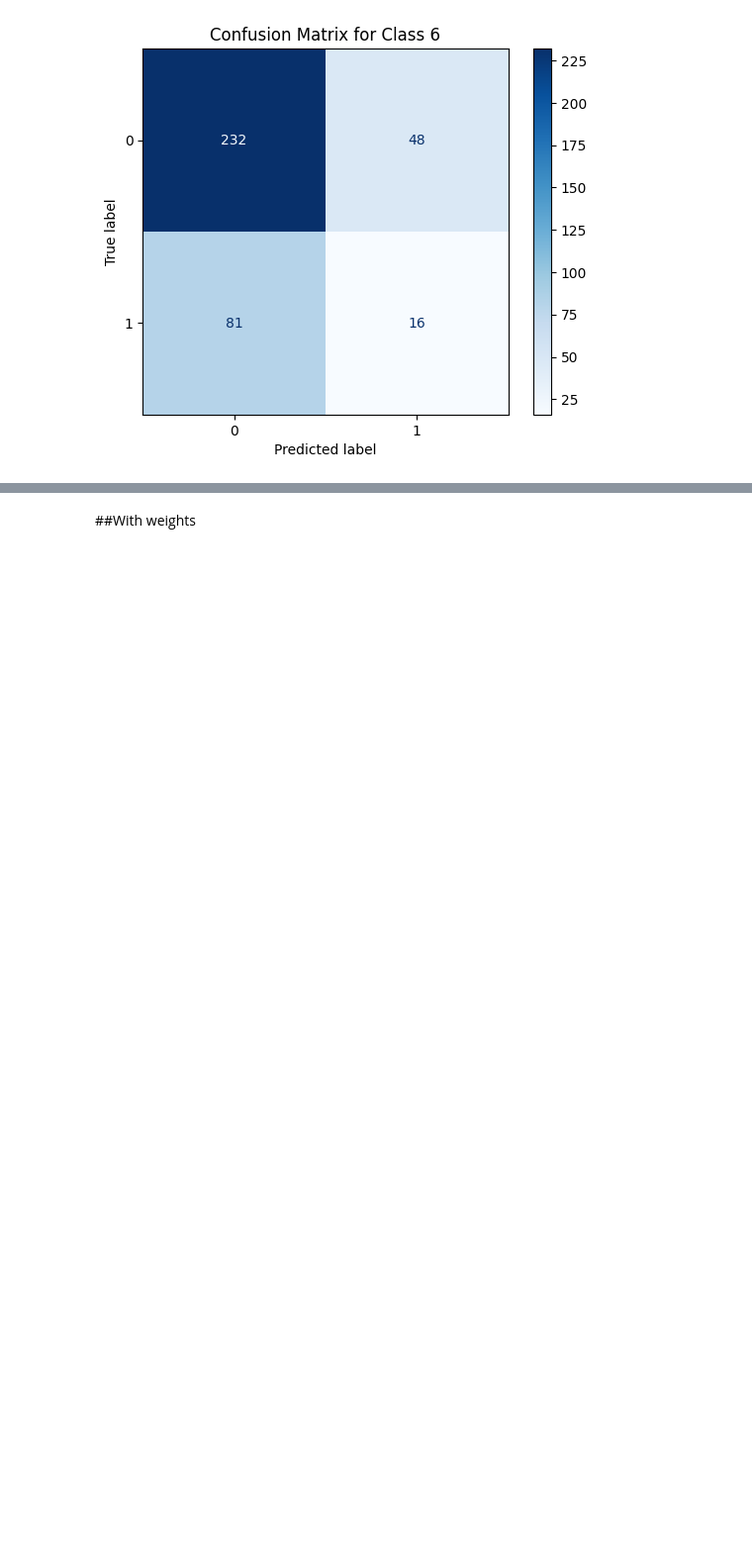
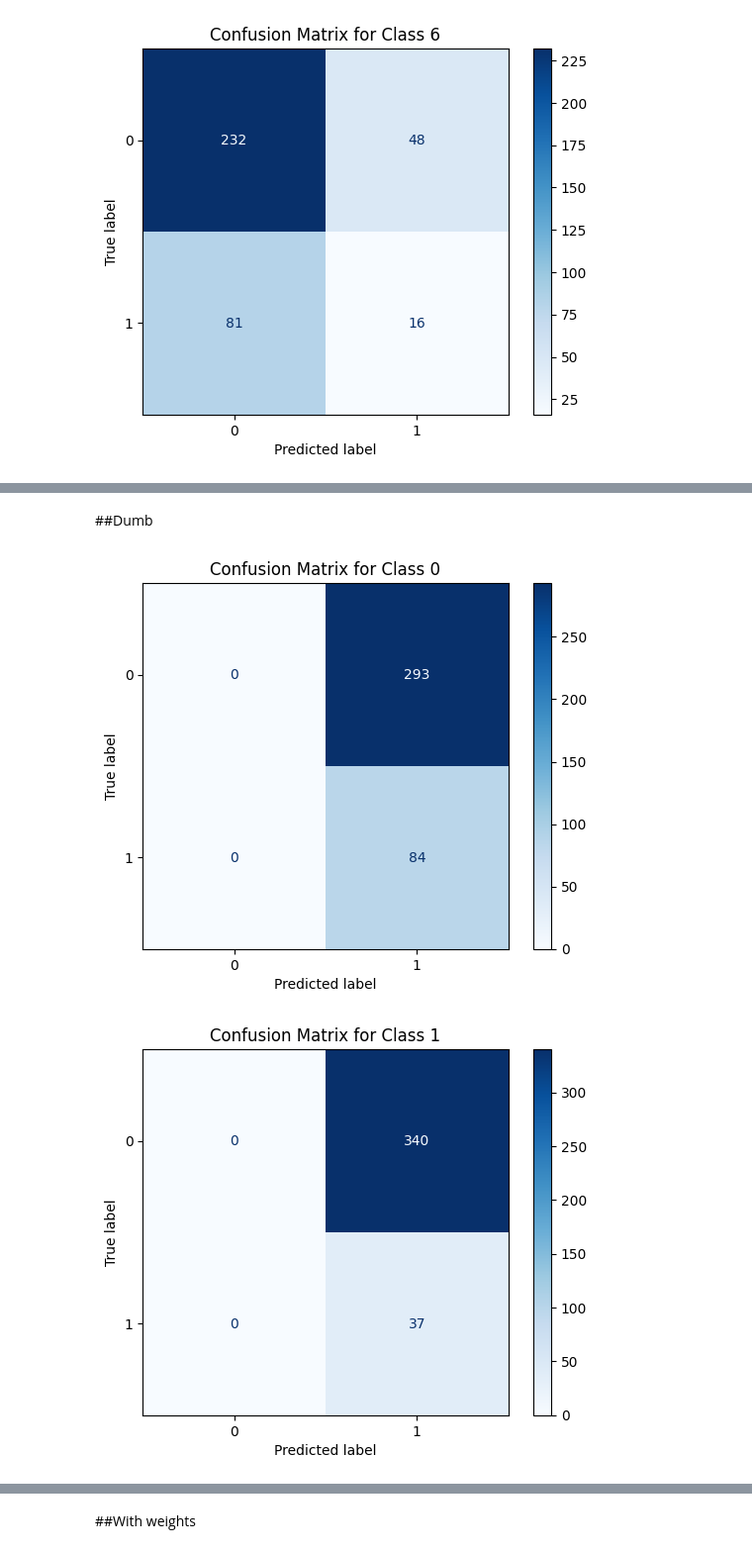
Before and after one commit to jadrzy/ProjectPythonForMachineLearning, a Jupyter notebook: notebooks/CreatingModel.ipynb, the cells around one changed output, grey strips where cells are left out. Shown at 99% size. Drawn from its saved outputs; the diff is of its cells as text; code cells hidden in the pictures; blank space fills up the shorter version.

```diff
--- a/notebooks/CreatingModel.ipynb
+++ b/notebooks/CreatingModel.ipynb
@@ -592,0 +687,28 @@ plt.show()
+# %% [markdown]
+##Dumb
+# %%
+import numpy as np
+from sklearn import tree
+
+
+
+cla = tree.DecisionTreeClassifier(random_state=1,criterion='gini', max_depth=16, splitter='random')
+cla.fit(X_train, Y_train)
+
+y_pred_train = cla.predict(X_train)
+y_pred = np.ones((len(X_valid),7))
+
+
+
+from sklearn.metrics import confusion_matrix
+
+for i in range(0,7):
+  cm = confusion_matrix(Y_test[:,i], y_pred[:,i])
+  cm_display = ConfusionMatrixDisplay(cm).plot(cmap=plt.cm.Blues)
+  plt.title(f'Confusion Matrix for Class {i}')
+
+
+plt.show()
+# %% [output]
+[figure, added]
+[figure, added]
```
Also changed, not shown: parts of 41 cells of this notebook.
